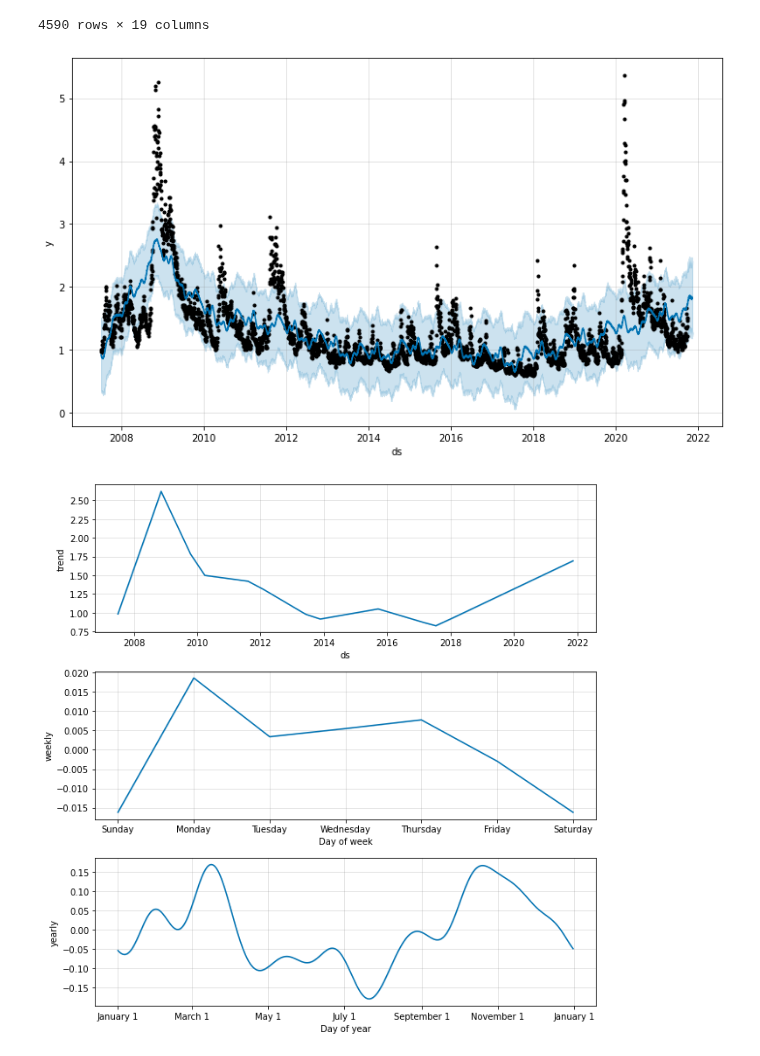
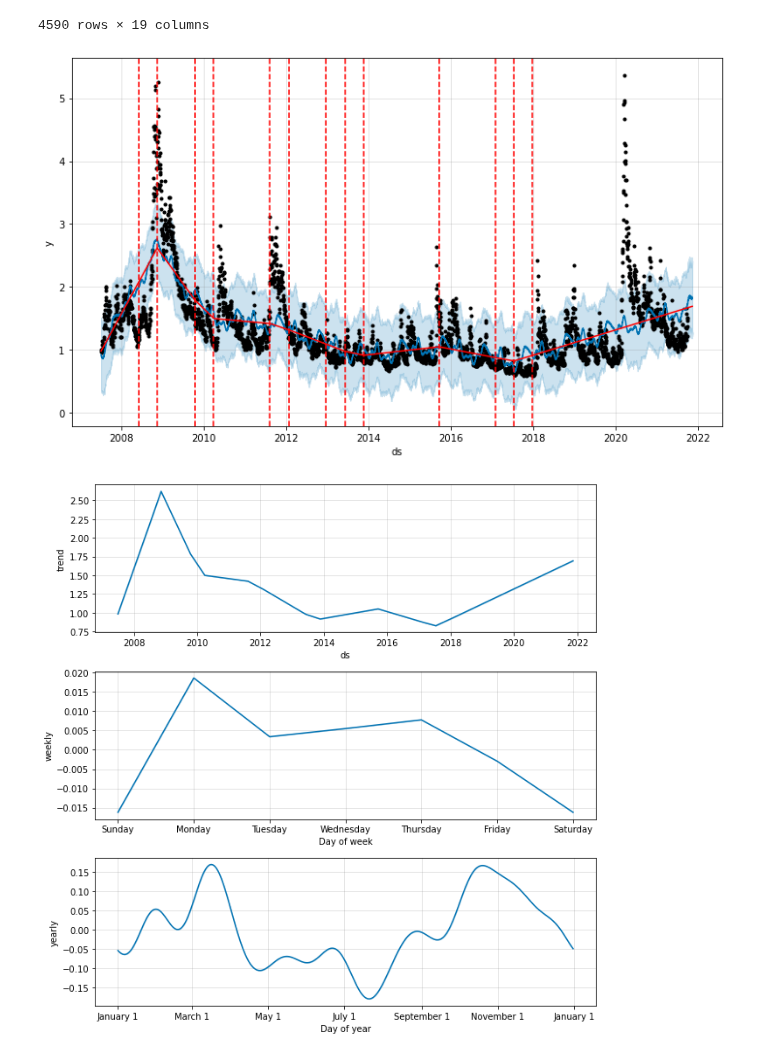
Before and after one commit to sangramsinghg/vix_predictor, a Jupyter notebook: vix_predictor_prophet.ipynb, the cells around one changed output. Saved outputs shown, nothing was run; the diff lists cells and outputs as text; code cells hidden in the pictures.

Commit message:
Add changepoint to VIX Predictor Prophet plot

```diff
--- a/vix_predictor_prophet.ipynb
+++ b/vix_predictor_prophet.ipynb
@@ -302,11 +302,18 @@ forecast_trends_cum_prod
 | 4588 | 2021-11-11 15:00:00 | 1.693023 | 1.286051 | 2.369971 | 1.693023 | 1.693023 | 0.124109 | ... |
 | 4589 | 2021-11-11 16:00:00 | 1.693046 | 1.219266 | 2.367307 | 1.693046 | 1.693046 | 0.123641 | ... |
 4590 rows × 19 columns
-# %%
-# Plot the Prophet predictions for the forecast_trends data
-plot_forecast_trends_cum_prod = model_cum_prod.plot(forecast_trends_cum_prod)
-# %% [output]
-[figure, removed]
+# %%
+# Plot the Prophet predictions for the forecast_trends data
+plot_forecast_trends_cum_prod = model_cum_prod.plot(forecast_trends_cum_prod)
+
+# add change points to plot; by default changepoints are only inferred for the first 80% of data to avoid overfitting,
+# but this can be changed by using the changepoint_range argument of the model
+a = add_changepoints_to_plot(plot_forecast_trends_cum_prod.gca(),
+                             model_cum_prod,
+                             forecast_trends_cum_prod,
+                             trend=True)
+# %% [output]
+[figure, added]
 # %%
 # Use the plot_components function to visualize the forecast results.
 figures_cum_prod = model_cum_prod.plot_components(forecast_trends_cum_prod)
```
